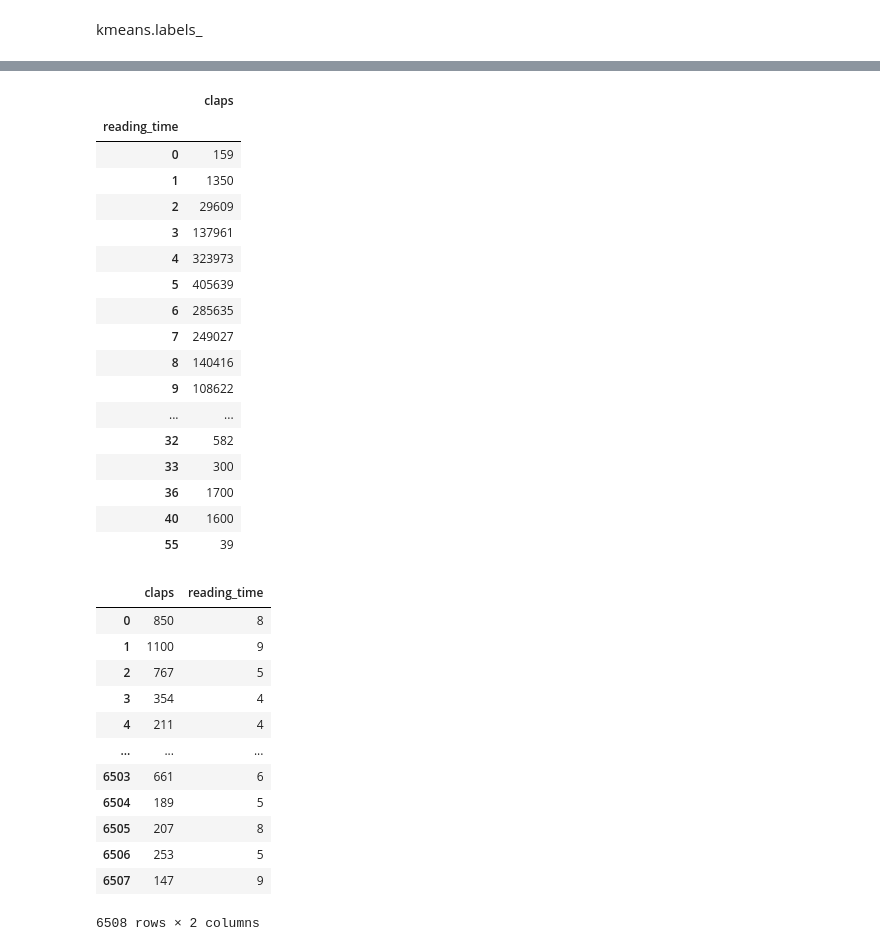
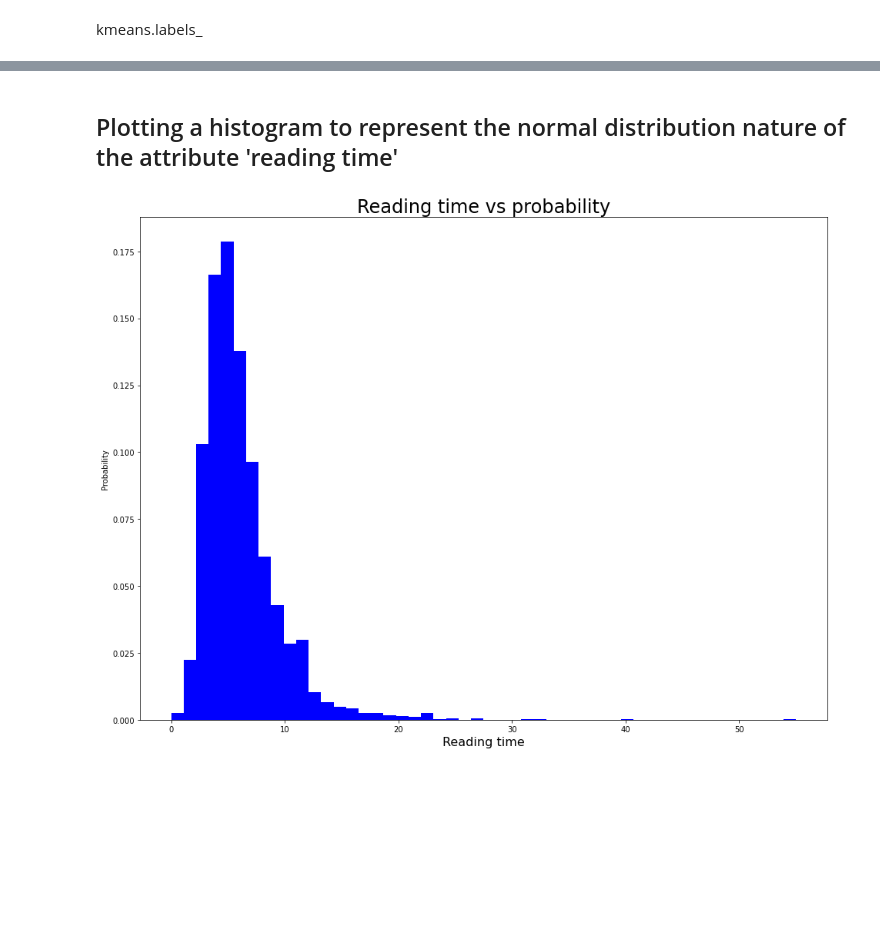
Before and after one commit to arr773/DSLab, a Jupyter notebook: DSLab.ipynb, the cells around one changed output, grey strips where cells are left out. Cells and saved outputs as stored; diff of their text form; code cells hidden in the pictures; blank space fills up the shorter version.

```diff
--- a/DSLab.ipynb
+++ b/DSLab.ipynb
@@ -208,37 +193,11 @@ plt.show()
-# %%
-df.groupby(['reading_time']).sum()
-# %% [output]
-|  | claps |
-| reading_time |  |
-| 0 | 159 |
-| 1 | 1350 |
-| 2 | 29609 |
-| 3 | 137961 |
-| 4 | 323973 |
-| 5 | 405639 |
-| 6 | 285635 |
-| 7 | 249027 |
-| 8 | 140416 |
-| 9 | 108622 |
-| ... | ... |
-| 32 | 582 |
-| 33 | 300 |
-| 36 | 1700 |
-| 40 | 1600 |
-| 55 | 39 |
-# %%
-df
-# %% [output]
-|  | claps | reading_time |
-| 0 | 850 | 8 |
-| 1 | 1100 | 9 |
-| 2 | 767 | 5 |
-| 3 | 354 | 4 |
-| 4 | 211 | 4 |
-| ... | ... | ... |
-| 6503 | 661 | 6 |
-| 6504 | 189 | 5 |
-| 6505 | 207 | 8 |
-| 6506 | 253 | 5 |
-| 6507 | 147 | 9 |
-6508 rows × 2 columns
+# %% [markdown]
+## Plotting a histogram to represent the normal distribution nature of the attribute 'reading time'
+# %%
+plt.figure(figsize=(16,12))
+plt.hist(x_train, bins=50, density=True, color='b')
+plt.title('Reading time vs probability', size=24)
+plt.xlabel('Reading time', size=16)
+plt.ylabel('Probability')
+plt.show()
+# %% [output]
+[figure, added]
```
Also changed, not shown: parts of 25 cells of this notebook.
